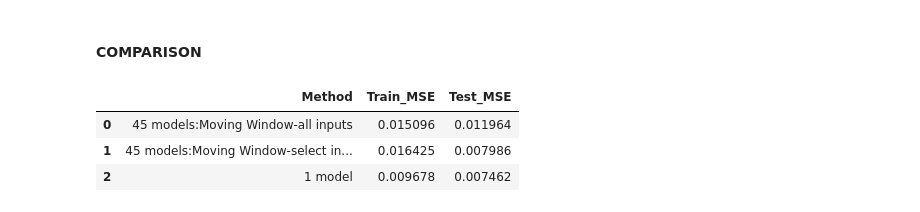
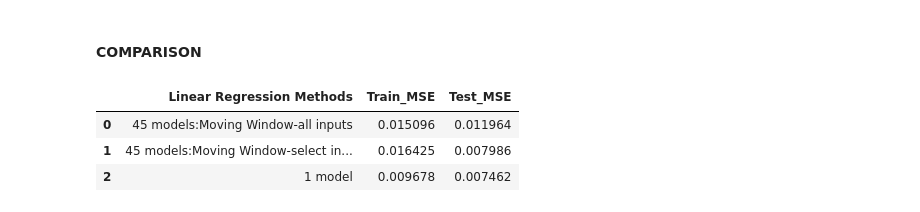
Before and after one commit to bhavish2207/RETAIL-SALES-FORECASTING-using-Recurrent-Neural-Networks, a Jupyter notebook: Regression_Store_Lvl_Forecast.ipynb, the cells around one changed output. Cells and saved outputs as stored; diff of their text form; code cells hidden in the pictures.

```diff
--- a/Regression_Store_Lvl_Forecast.ipynb
+++ b/Regression_Store_Lvl_Forecast.ipynb
@@ -526,12 +441,12 @@ plt.show()
 #### COMPARISON
 # %%
 Comparison_dict = {}
-Comparison_dict['Method'] = ['45 models:Moving Window-all inputs','45 models:Moving Window-select inputs','1 model']
+Comparison_dict['Linear Regression Methods'] = ['45 models:Moving Window-all inputs','45 models:Moving Window-select inputs','1 model']
 Comparison_dict['Train_MSE'] = [sum(mse_train)/len(mse_train),sum(mse_train2)/len(mse_train2),mse_train3]
 Comparison_dict['Test_MSE'] = [sum(mse_test)/len(mse_test),sum(mse_test2)/len(mse_test2),mse_test3]
 pd.DataFrame.from_dict(Comparison_dict)
 # %% [output]
-|  | Method | Train_MSE | Test_MSE |
+|  | Linear Regression Methods | Train_MSE | Test_MSE |
 | 0 | 45 models:Moving Window-all inputs | 0.015096 | 0.011964 |
 | 1 | 45 models:Moving Window-select in... | 0.016425 | 0.007986 |
 | 2 | 1 model | 0.009678 | 0.007462 |
```
Also changed, not shown: parts of 26 cells of this notebook.
